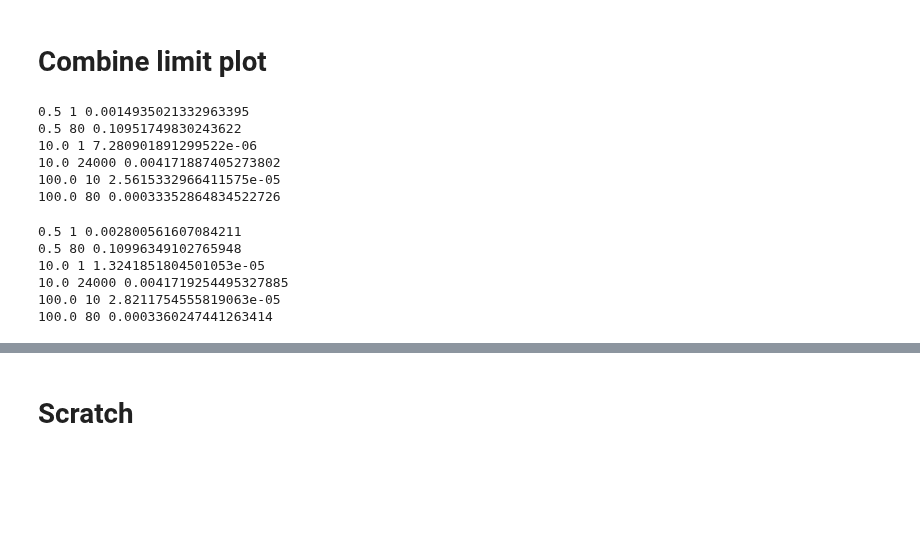
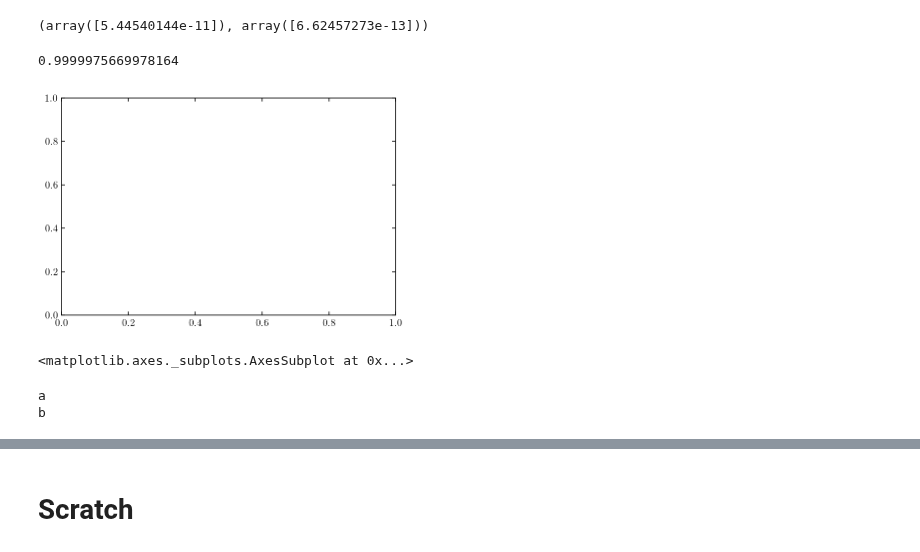
Before and after one commit to adam-coogan/pbhs_vs_wimps, a Jupyter notebook: frequentist_limits.ipynb, the cells around one changed output, grey strips where cells are left out. Drawn from its saved outputs; the diff is of its cells as text; code cells hidden in the pictures; blank space fills up the shorter version.

Commit message:
add development notebook for frequentist limits

```diff
--- a/frequentist_limits.ipynb
+++ b/frequentist_limits.ipynb
@@ -94,2 +15,0 @@ Text(0, 0.5, '$f^4 \\langle \\sigma v \\rangle$ (cm$^3$/s)')
-# %% [markdown]
-# Combine limit plot
@@ -96 +23,18 @@ Text(0, 0.5, '$f^4 \\langle \\sigma v \\rangle$ (cm$^3$/s)')
+# %%
+sv, m_dm = 1e-35, 100.
+dist_n_gamma.p_gamma(sv, m_dm), dist_n_gamma.p_gamma_err(sv, m_dm)
+# %% [output]
+(array([5.44540144e-11]), array([6.62457273e-13]))
+# %%
+dist_n_gamma.cdf(n_gamma=19, sv=1e-35, f=1e-3, m_dm=100.)
+# %% [output]
+0.9999975669978164
+# %%
+fig, axes = plt.subplots(1, 1)
+# %% [output]
+[figure, added]
+# %%
+axes
+# %% [output]
+<matplotlib.axes._subplots.AxesSubplot at 0x...>
 # %%
@@ -141,34 +82,12 @@ def plot_gambit_contour_envelope(ax, color=None, padding=10, level=6):
 
     ax.contourf(m_dm_g_mg, sv_g_mg, envelope, levels=[0, level], alpha=0.35,
                 colors=[color])
-# %%
-for i in range(n_pbhs.shape[0]):
-    for j in range(n_pbhs.shape[1]):
-        m_pbh = m_pbhs[i, j]
-        n_pbh = n_pbhs[i, j]
-
-        print(m_pbh, n_pbh, Distribution_f(m_pbh, n_pbh, "LF").inverse_cdf(0.05))
-# %% [output]
-0.5 1 0.0014935021332963395
-0.5 80 0.10951749830243622
-10.0 1 7.280901891299522e-06
-10.0 24000 0.004171887405273802
-100.0 10 2.5615332966411575e-05
-100.0 80 0.00033352864834522726
-# %%
-for i in range(n_pbhs.shape[0]):
-    for j in range(n_pbhs.shape[1]):
-        m_pbh = m_pbhs[i, j]
-        n_pbh = n_pbhs[i, j]
-
-        print(m_pbh, n_pbh, Distribution_f(m_pbh, n_pbh, "J").inverse_cdf(0.05))
-# %% [output]
-0.5 1 0.002800561607084211
-0.5 80 0.10996349102765948
-10.0 1 1.3241851804501053e-05
-10.0 24000 0.0041719254495327885
-100.0 10 2.8211754555819063e-05
-100.0 80 0.0003360247441263414
+# %%
+for k in {"a": 1, "b": 2}:
+    print(k)
+# %% [output]
+a
+b
 # %%
 fig, axes = plt.subplots(n_pbhs.shape[0], n_pbhs.shape[1], sharex=True, sharey=True,
                          figsize=(6, 7))
```
Also changed, not shown: parts of 17 cells of this notebook.
